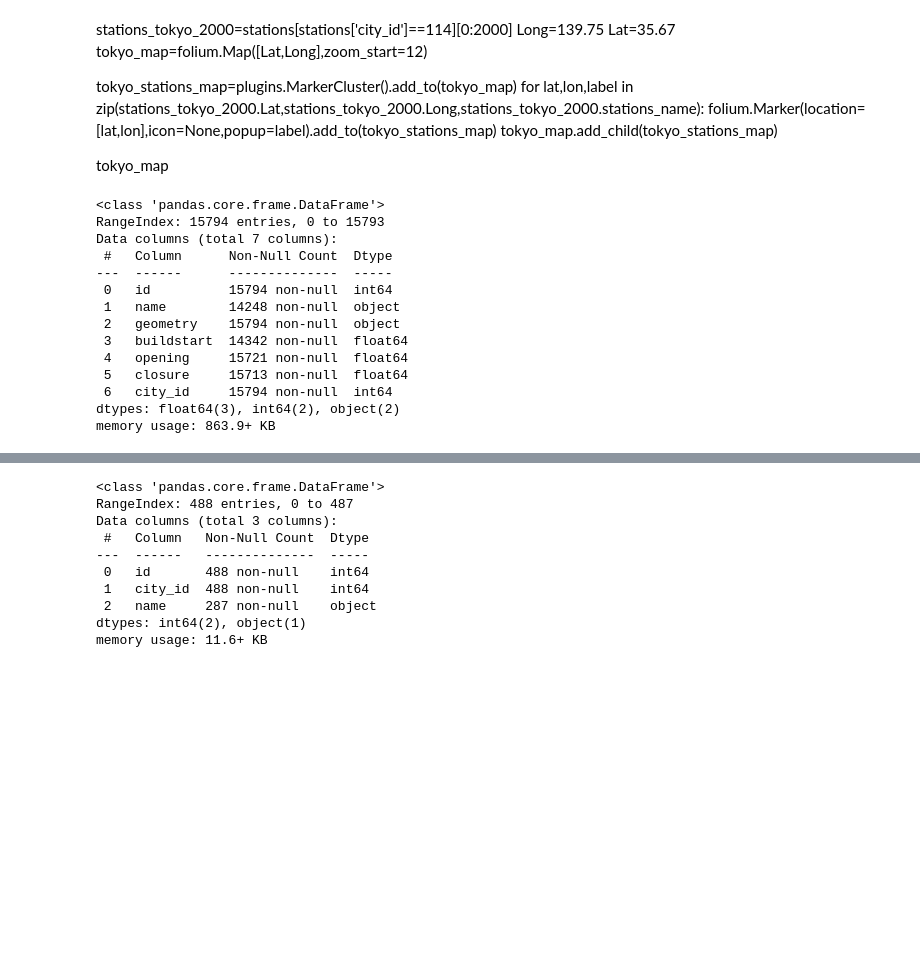
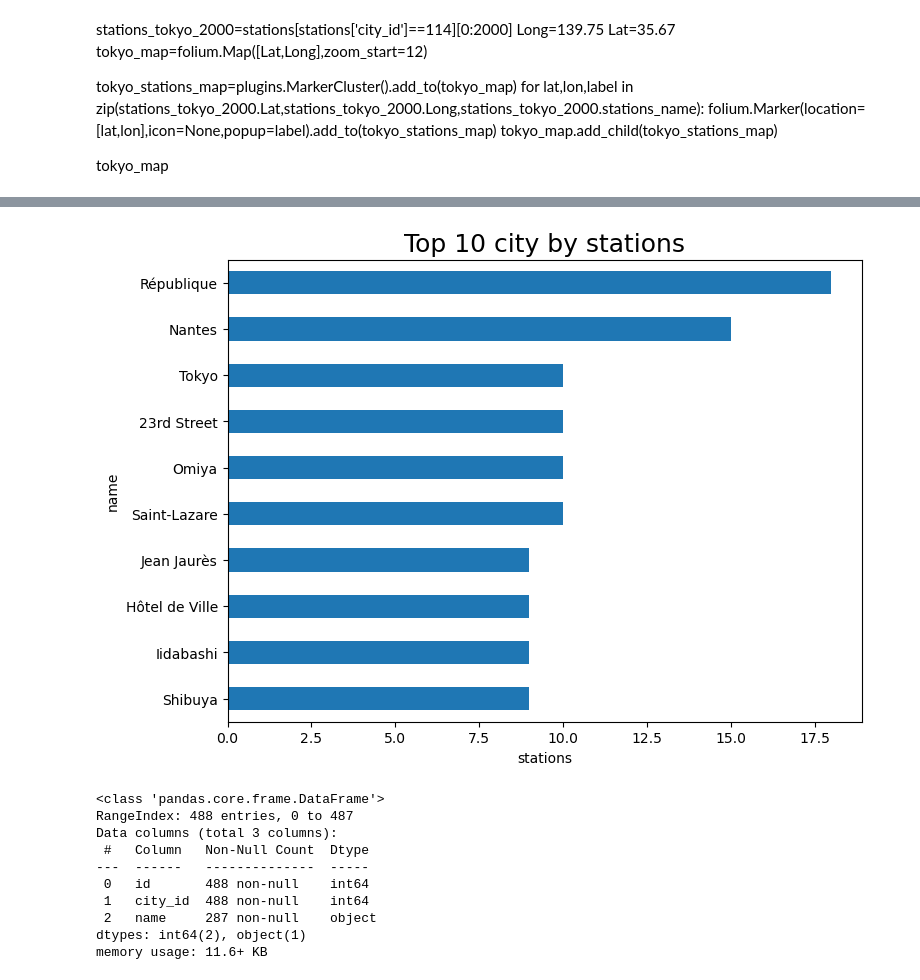
Before and after one commit to shifflettmb-1/transit_of_the_world_exploration, a Jupyter notebook: notebooks/Matthew_scratch.ipynb, the cells around one changed output, grey strips where cells are left out. Cells and saved outputs as stored; diff of their text form; code cells hidden in the pictures; blank space fills up the shorter version.

```diff
--- a/notebooks/Matthew_scratch.ipynb
+++ b/notebooks/Matthew_scratch.ipynb
@@ -115,0 +71,11 @@ memory usage: 761.5+ KB
+# %%
+
+stations_df["stations_name"] = stations_df["name"]
+stations_df["stations_id"] = stations_df["id"]
+stations_df["stations_long"] = stations_df["geometry"].apply(lambda x: x.split('POINT(')[1].split(' ')[0])
+stations_df["stations_lat"] = stations_df["geometry"].apply(lambda x: x.split('POINT(')[1].split(' ')[1].split(")")[0])
+
+stations_df = stations_df.drop(["id", "name","geometry"], axis = 1)
+
+merged_l_c_stl_st_df = pd.merge(stations_df, merged_l_c_stl_df, on="city_id", how="left")
+#merged_l_c_stl_st_df
@@ -125,42 +122,13 @@ for lat,lon,label in zip(stations_tokyo_2000.Lat,stations_tokyo_2000.Long,statio
 tokyo_map.add_child(tokyo_stations_map)
 
 tokyo_map
-# %%
-stations_df.info()
-#stations_df.head(10)
-# %% [output]
-<class 'pandas.core.frame.DataFrame'>
-RangeIndex: 15794 entries, 0 to 15793
-Data columns (total 7 columns):
- #   Column      Non-Null Count  Dtype
----  ------      --------------  -----
- 0   id          15794 non-null  int64
- 1   name        14248 non-null  object
- 2   geometry    15794 non-null  object
- 3   buildstart  14342 non-null  float64
- 4   opening     15721 non-null  float64
- 5   closure     15713 non-null  float64
- 6   city_id     15794 non-null  int64
-dtypes: float64(3), int64(2), object(2)
-memory usage: 863.9+ KB
-# %%
-
-
-stations_df["Long"] = stations_df["geometry"].apply(lambda x: x.split('POINT(')[1].split(' ')[0])
-stations_df["Lat"] = stations_df["geometry"].apply(lambda x: x.split('POINT(')[1].split(' ')[1].split(")")[0])
-London = stations_df[stations_df["city_id"]==69]
-london_lat = cities_df[cities_df["id"] == 69]["Lat"]
-london_long = cities_df[cities_df["id"] == 69]["Long"]
-Lat = london_lat.iloc[0]
-Long = london_long.iloc[0]
-
-london_map=folium.Map([Lat,Long],zoom_start=12)
-
-# 2. Create the MarkerCluster and add it to the map
-marker_cluster = MarkerCluster().add_to(london_map)
-
-# 3. Add markers to the *MarkerCluster*
-for lat, lon, label in zip(London.Lat, London.Long, London.name):
-    folium.Marker(location=[lat, lon], popup=label).add_to(marker_cluster)
-
-#london_map
+# %%
+plt.figure(figsize=(18, 6))
+plt.subplot(1, 2, 1)
+stations_df.name.value_counts()[:10].sort_values().plot.barh()
+plt.title("Top 10 city by stations",size=18)
+plt.xlabel("stations")
+
+merged_df = pd.merge(stations_df, cities_df[["city_id","name","country"]], on="city_id", how ="left")
+merged_df.sample(20)
+# %% [output]
@@ -167,3 +152,4 @@ for lat, lon, label in zip(London.Lat, London.Long, London.name):
+[figure, added]
 # %%
 systems_df.info()
 systems_df[systems_df["city_id"]==69]
```
Also changed, not shown: parts of 11 cells of this notebook.
